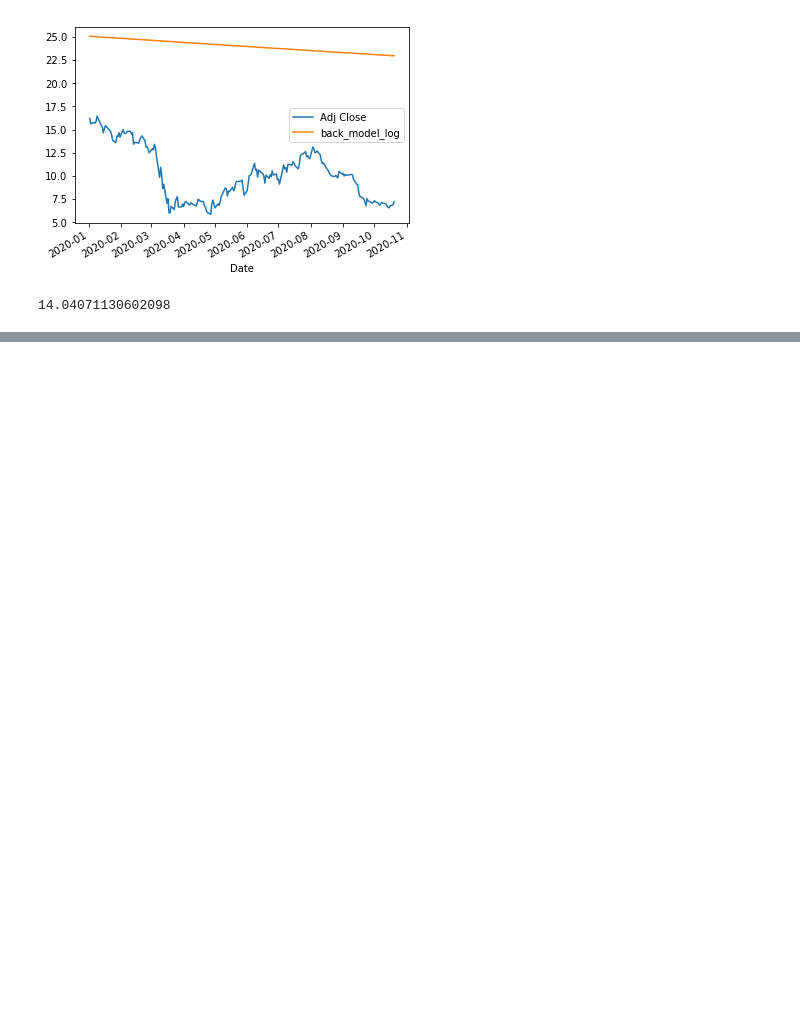
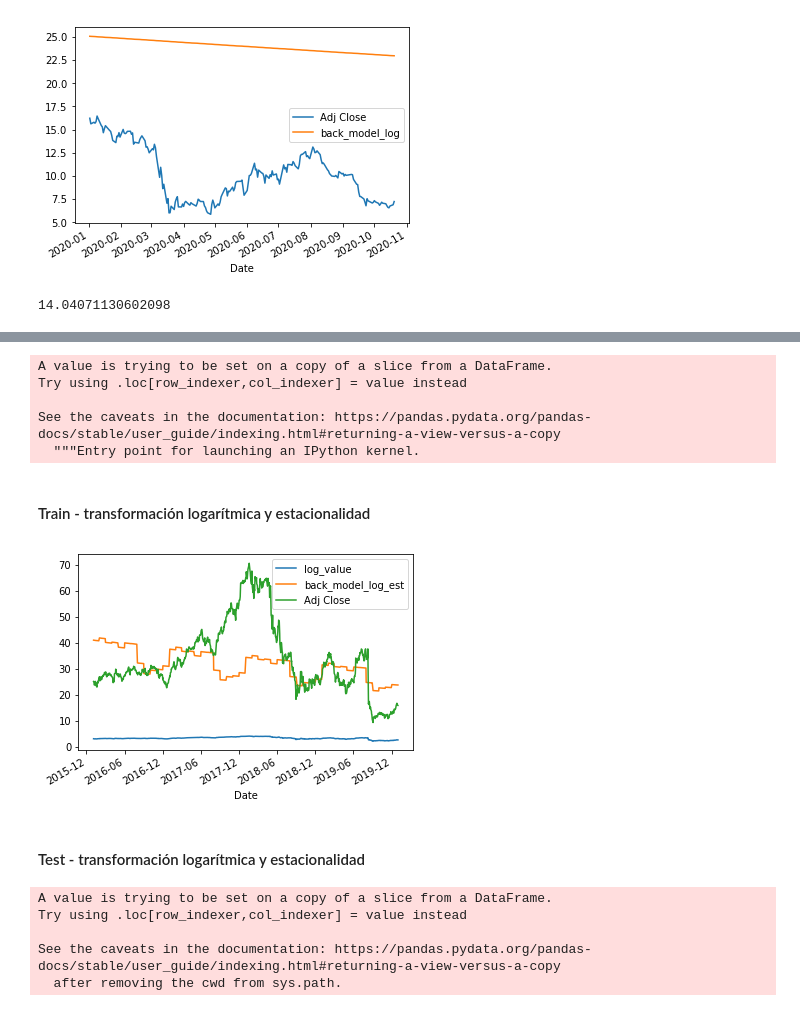
Before and after one commit to cdgn-coding/bcba-algo-trading, a Jupyter notebook: 3_Time_Series.ipynb, the cells around one changed output, grey strips where cells are left out. Cells and saved outputs as stored; diff of their text form; code cells hidden in the pictures; blank space fills up the shorter version.

```diff
--- a/3_Time_Series.ipynb
+++ b/3_Time_Series.ipynb
@@ -217,0 +252,3 @@ RMSE(ggal_test['back_model_log'], ggal_test['Adj Close'])
+# %%
+model_log_est = smf.ols('log_value ~ timeIndex + Aug + Dec + Feb + Jan + Jul + Jun + Mar + May + Nov + Oct + Sep',\
+                          data = ggal_train).fit()
@@ -217,0 +290,29 @@ RMSE(ggal_test['back_model_log'], ggal_test['Adj Close'])
+# %%
+ggal_train['model_log_est'] = model_log_est.predict(ggal_train[["timeIndex", "Aug", "Dec", "Feb", "Jan", "Jul", "Jun", "Mar", "May","Nov", "Oct", "Sep"]])
+ggal_train['back_model_log_est'] = np.exp(ggal_train['model_log_est'])
+# %% [output]
+A value is trying to be set on a copy of a slice from a DataFrame.
+Try using .loc[row_indexer,col_indexer] = value instead
+
+See the caveats in the documentation: https://pandas.pydata.org/pandas-docs/stable/user_guide/indexing.html#returning-a-view-versus-a-copy
+  """Entry point for launching an IPython kernel.
+# %% [markdown]
+#### Train - transformación logarítmica y estacionalidad
+# %%
+ggal_train.plot(kind = "line", y = ['log_value', 'back_model_log_est', 'Adj Close']);
+# %% [output]
+[figure, added]
+# %% [markdown]
+#### Test - transformación logarítmica y estacionalidad
+# %%
+ggal_test['model_log_est'] = model_log_est.predict(ggal_test[["timeIndex", \
+                                              "Aug", "Dec", "Feb", "Jan",\
+                                               "Jul", "Jun", "Mar", "May",\
+                                                "Nov", "Oct", "Sep"]])
+ggal_test['back_model_log_est'] = np.exp(ggal_test['model_log_est'])
+# %% [output]
+A value is trying to be set on a copy of a slice from a DataFrame.
+Try using .loc[row_indexer,col_indexer] = value instead
+
+See the caveats in the documentation: https://pandas.pydata.org/pandas-docs/stable/user_guide/indexing.html#returning-a-view-versus-a-copy
+  after removing the cwd from sys.path.
```
Also changed, not shown: parts of 33 cells of this notebook.
